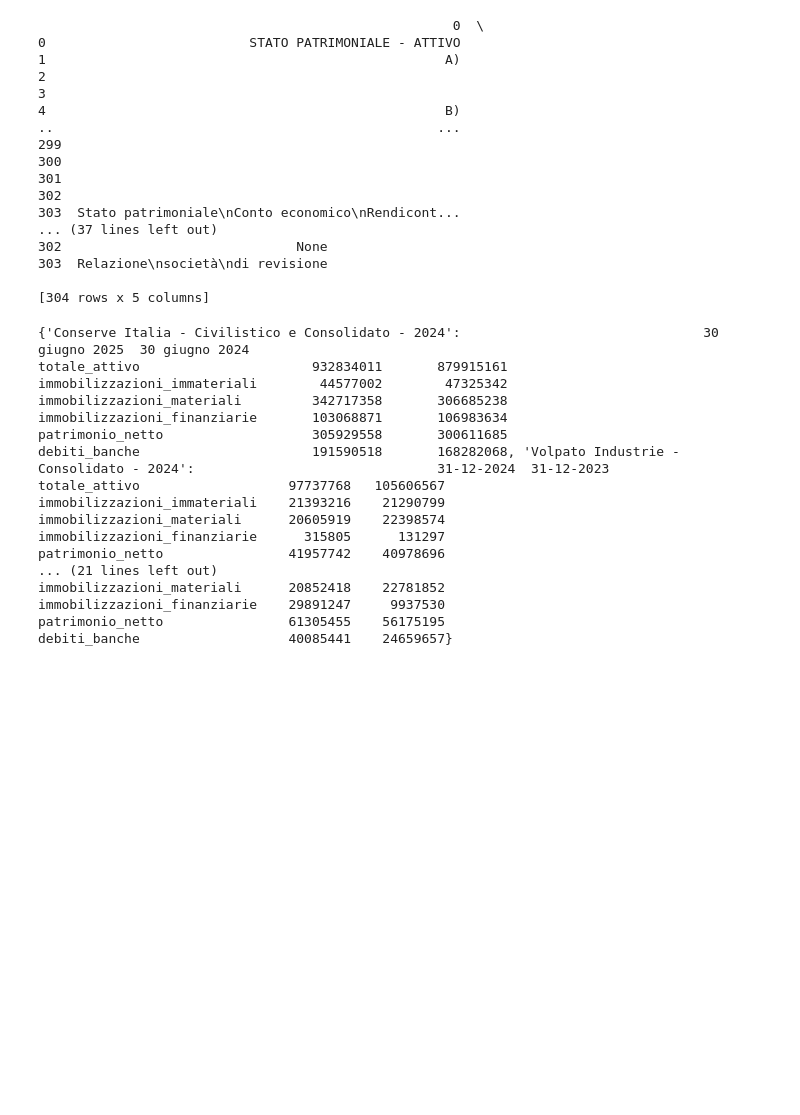
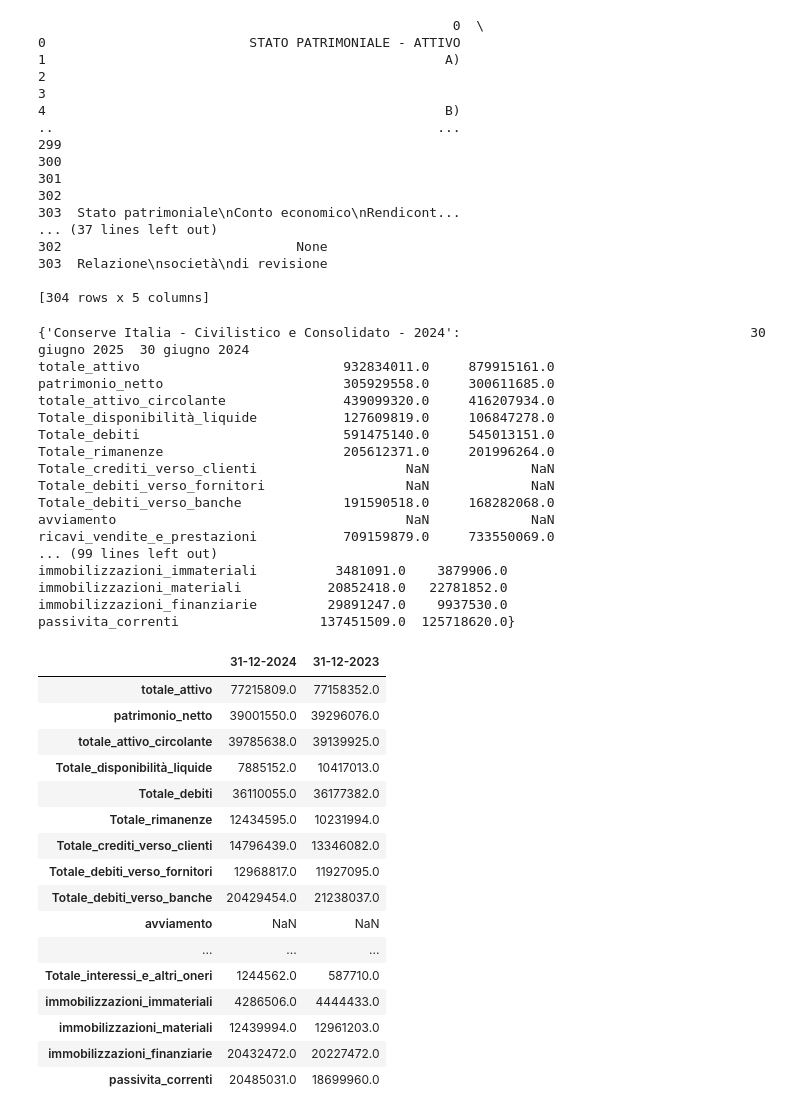
Before and after one commit to Nick97382000/Lettura_bilanci, a Jupyter notebook: Lettura bilanci.ipynb, the cells around one changed output. Cells and saved outputs as stored; diff of their text form; code cells hidden in the pictures; blank space fills up the shorter version.

```diff
--- a/Lettura bilanci.ipynb
+++ b/Lettura bilanci.ipynb
@@ -300,24 +283,46 @@ for pdf_path in pdf_files:
     nome = os.path.basename(pdf_path).replace(".pdf", "")
     tabella = trova_tabella_bilancio(pdf_path)
     if tabella is not None:
-      summary[nome]=convert_bilancio_italiano(summary_tabella(tabella))
+      summary[nome]=summary_tabella(tabella)
 print(summary)
 # %% [output]
-{'Conserve Italia - Civilistico e Consolidato - 2024':                               30 giugno 2025  30 giugno 2024
-totale_attivo                      932834011       879915161
-immobilizzazioni_immateriali        44577002        47325342
-immobilizzazioni_materiali         342717358       306685238
-immobilizzazioni_finanziarie       103068871       106983634
-patrimonio_netto                   305929558       300611685
-debiti_banche                      191590518       168282068, 'Volpato Industrie - Consolidato - 2024':                               31-12-2024  31-12-2023
-totale_attivo                   97737768   105606567
-immobilizzazioni_immateriali    21393216    21290799
-immobilizzazioni_materiali      20605919    22398574
-immobilizzazioni_finanziarie      315805      131297
-patrimonio_netto                41957742    40978696
-... (21 lines left out)
-immobilizzazioni_materiali      20852418    22781852
-immobilizzazioni_finanziarie    29891247     9937530
-patrimonio_netto                61305455    56175195
-debiti_banche                   40085441    24659657}
+{'Conserve Italia - Civilistico e Consolidato - 2024':                                     30 giugno 2025  30 giugno 2024
+totale_attivo                          932834011.0     879915161.0
+patrimonio_netto                       305929558.0     300611685.0
+totale_attivo_circolante               439099320.0     416207934.0
+Totale_disponibilità_liquide           127609819.0     106847278.0
+Totale_debiti                          591475140.0     545013151.0
+Totale_rimanenze                       205612371.0     201996264.0
+Totale_crediti_verso_clienti                   NaN             NaN
+Totale_debiti_verso_fornitori                  NaN             NaN
+Totale_debiti_verso_banche             191590518.0     168282068.0
+avviamento                                     NaN             NaN
+ricavi_vendite_e_prestazioni           709159879.0     733550069.0
+... (99 lines left out)
+immobilizzazioni_immateriali          3481091.0    3879906.0
+immobilizzazioni_materiali           20852418.0   22781852.0
+immobilizzazioni_finanziarie         29891247.0    9937530.0
+passivita_correnti                  137451509.0  125718620.0}
+# %%
+tabella = trova_tabella_bilancio("Lettura_bilanci/deposito bilanci/Volpato Industrie - Civilistico - 2024.pdf")
+
+summary_tabella(tabella)
+# %% [output]
+|  | 31-12-2024 | 31-12-2023 |
+| totale_attivo | 77215809.0 | 77158352.0 |
+| patrimonio_netto | 39001550.0 | 39296076.0 |
+| totale_attivo_circolante | 39785638.0 | 39139925.0 |
+| Totale_disponibilità_liquide | 7885152.0 | 10417013.0 |
+| Totale_debiti | 36110055.0 | 36177382.0 |
+| Totale_rimanenze | 12434595.0 | 10231994.0 |
+| Totale_crediti_verso_clienti | 14796439.0 | 13346082.0 |
+| Totale_debiti_verso_fornitori | 12968817.0 | 11927095.0 |
+| Totale_debiti_verso_banche | 20429454.0 | 21238037.0 |
+| avviamento | NaN | NaN |
+| ... | ... | ... |
+| Totale_interessi_e_altri_oneri | 1244562.0 | 587710.0 |
+| immobilizzazioni_immateriali | 4286506.0 | 4444433.0 |
+| immobilizzazioni_materiali | 12439994.0 | 12961203.0 |
+| immobilizzazioni_finanziarie | 20432472.0 | 20227472.0 |
+| passivita_correnti | 20485031.0 | 18699960.0 |
 # %%
```
Also changed, not shown: parts of 4 cells of this notebook.
